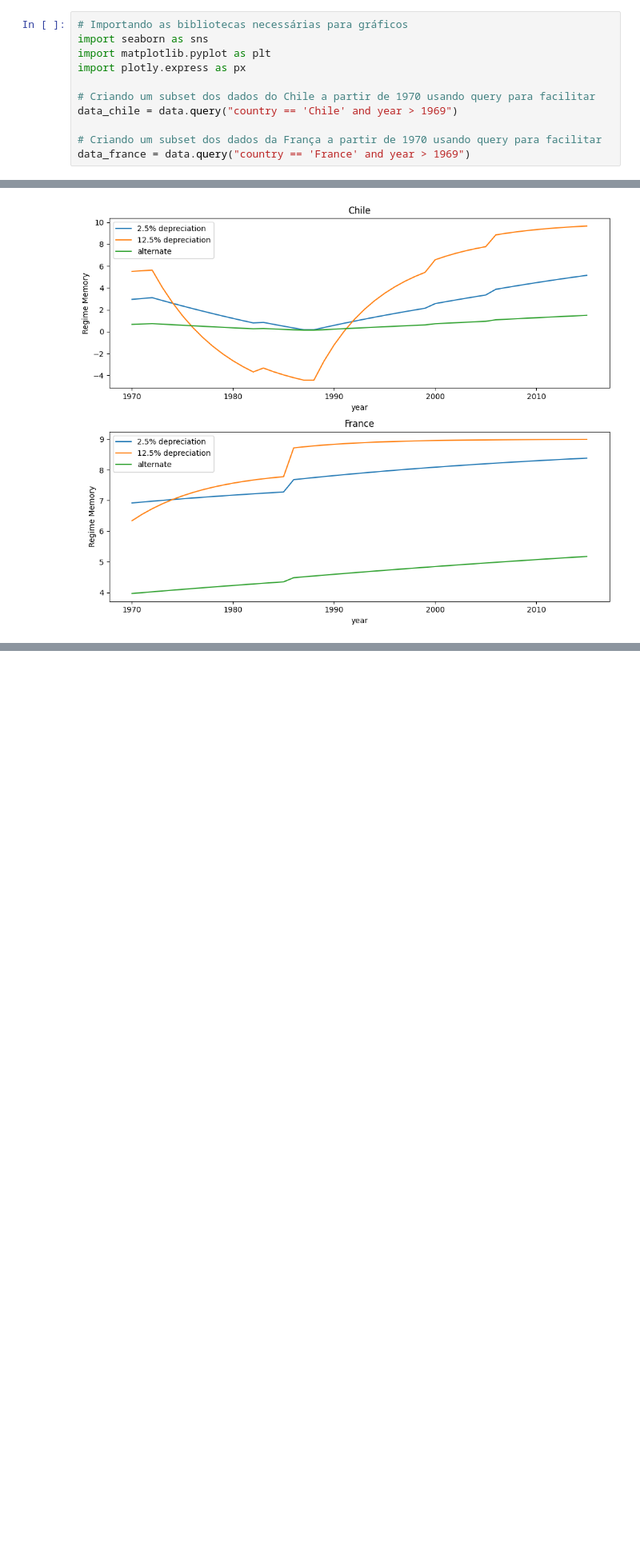
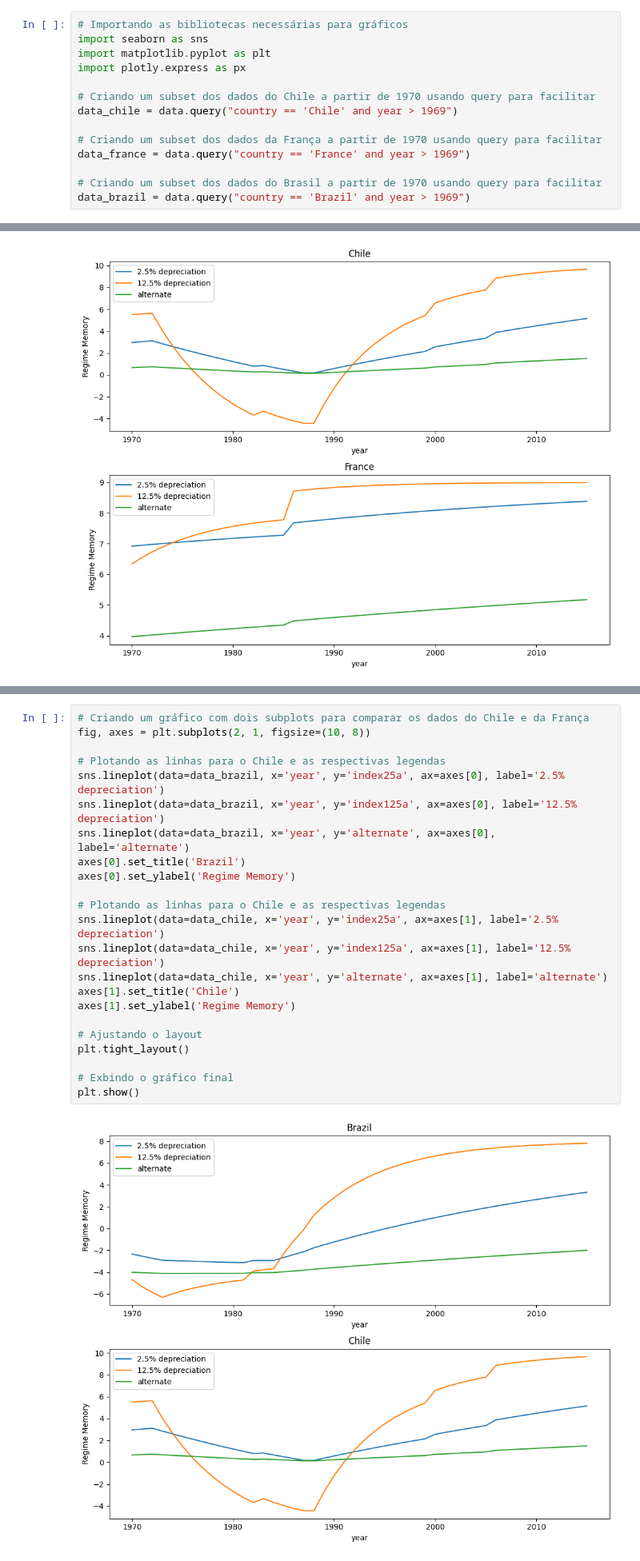
Before and after one commit to Schadenlord/article_replication, a Jupyter notebook: Completo - Final.ipynb, the cells around one changed output, grey strips where cells are left out. Shown at 80% size. Saved outputs shown, nothing was run; the diff lists cells and outputs as text; blank space fills up the shorter version.

```diff
--- a/Parcial.ipynb
+++ b/Completo - Final.ipynb
@@ -219,6 +216,9 @@ data_chile = data.query("country == 'Chile' and year > 1969")
 
 # Criando um subset dos dados da França a partir de 1970 usando query para facilitar
 data_france = data.query("country == 'France' and year > 1969")
+
+# Criando um subset dos dados do Brasil a partir de 1970 usando query para facilitar
+data_brazil = data.query("country == 'Brazil' and year > 1969")
 # %%
 # Criando um gráfico com dois subplots para comparar os dados do Chile e da França
 fig, axes = plt.subplots(2, 1, figsize=(10, 8))
@@ -247,3 +249,28 @@ plt.show()
+# %%
+# Criando um gráfico com dois subplots para comparar os dados do Chile e da França
+fig, axes = plt.subplots(2, 1, figsize=(10, 8))
+
+# Plotando as linhas para o Chile e as respectivas legendas
+sns.lineplot(data=data_brazil, x='year', y='index25a', ax=axes[0], label='2.5% depreciation')
+sns.lineplot(data=data_brazil, x='year', y='index125a', ax=axes[0], label='12.5% depreciation')
+sns.lineplot(data=data_brazil, x='year', y='alternate', ax=axes[0], label='alternate')
+axes[0].set_title('Brazil')
+axes[0].set_ylabel('Regime Memory')
+
+# Plotando as linhas para o Chile e as respectivas legendas
+sns.lineplot(data=data_chile, x='year', y='index25a', ax=axes[1], label='2.5% depreciation')
+sns.lineplot(data=data_chile, x='year', y='index125a', ax=axes[1], label='12.5% depreciation')
+sns.lineplot(data=data_chile, x='year', y='alternate', ax=axes[1], label='alternate')
+axes[1].set_title('Chile')
+axes[1].set_ylabel('Regime Memory')
+
+# Ajustando o layout
+plt.tight_layout()
+
+# Exbindo o gráfico final
+plt.show()
+# %% [output]
+[figure, added]
 # %% [markdown]
 #### Outra visualização dos dados para o Chile e França
 #### Tornando mais interativa a visualização dos dados
```
Also changed, not shown: parts of 59 cells of this notebook, 43 other files.
